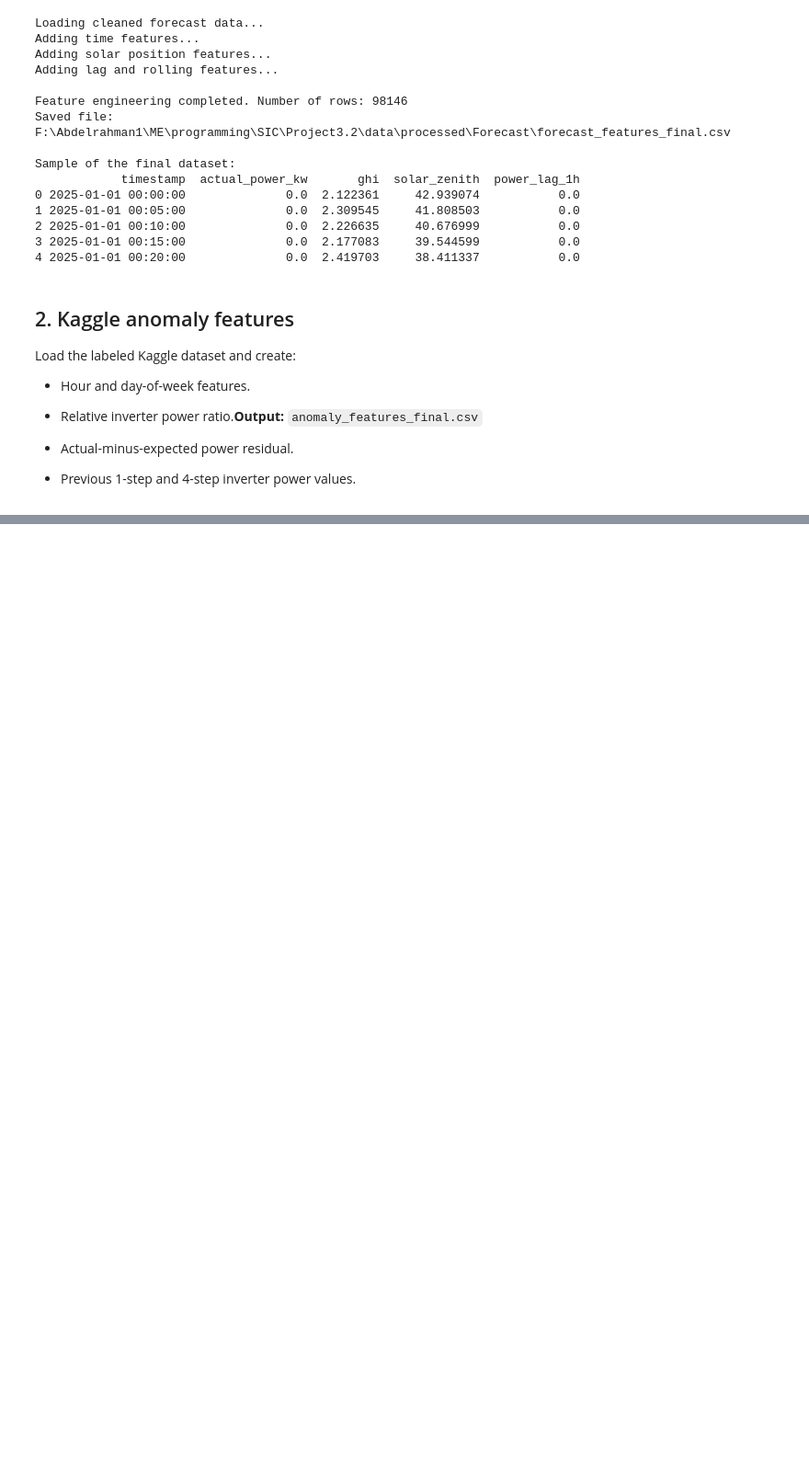
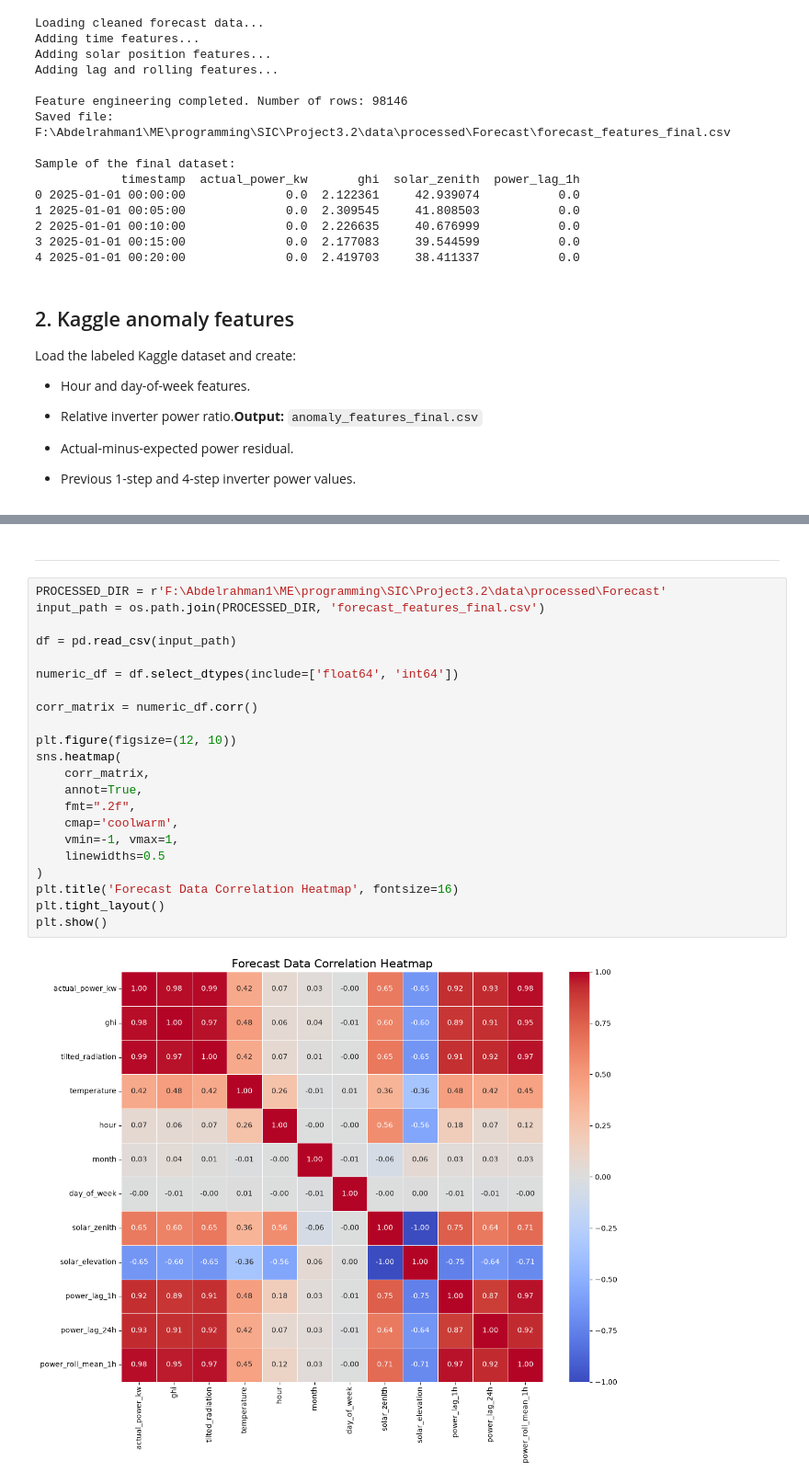
Before and after one commit to abdelrahman-adel111/Solar-AI-Platform-Renewable-Generation-Yield-Grid-Load-Anomaly-Intelligence, a Jupyter notebook: notebooks/Feature Engineering.ipynb, the cells around one changed output, grey strips where cells are left out. Shown at 92% size. Saved outputs shown, nothing was run; the diff lists cells and outputs as text; blank space fills up the shorter version.

```diff
--- a/notebooks/Feature Engineering.ipynb
+++ b/notebooks/Feature Engineering.ipynb
@@ -122,3 +122,29 @@ print(df[['DATE_TIME', 'SOURCE_KEY', 'AC_POWER', 'inverter_ratio', 'residual', '
 
 df.to_csv(output_path, index=False)
 print(f"\nSaved the model-ready anomaly data to: {output_path}")
+# %% [markdown]
+-----------------------------------------
+# %%
+PROCESSED_DIR = r'F:\Abdelrahman1\ME\programming\SIC\Project3.2\data\processed\Forecast'
+input_path = os.path.join(PROCESSED_DIR, 'forecast_features_final.csv')
+
+df = pd.read_csv(input_path)
+
+numeric_df = df.select_dtypes(include=['float64', 'int64'])
+
+corr_matrix = numeric_df.corr()
+
+plt.figure(figsize=(12, 10))
+sns.heatmap(
+    corr_matrix,
+    annot=True,
+    fmt=".2f",
+    cmap='coolwarm',
+    vmin=-1, vmax=1,
+    linewidths=0.5
+)
+plt.title('Forecast Data Correlation Heatmap', fontsize=16)
+plt.tight_layout()
+plt.show()
+# %% [output]
+[figure, added]
```
Also changed, not shown: parts of 4 cells of this notebook, 5 other files.
